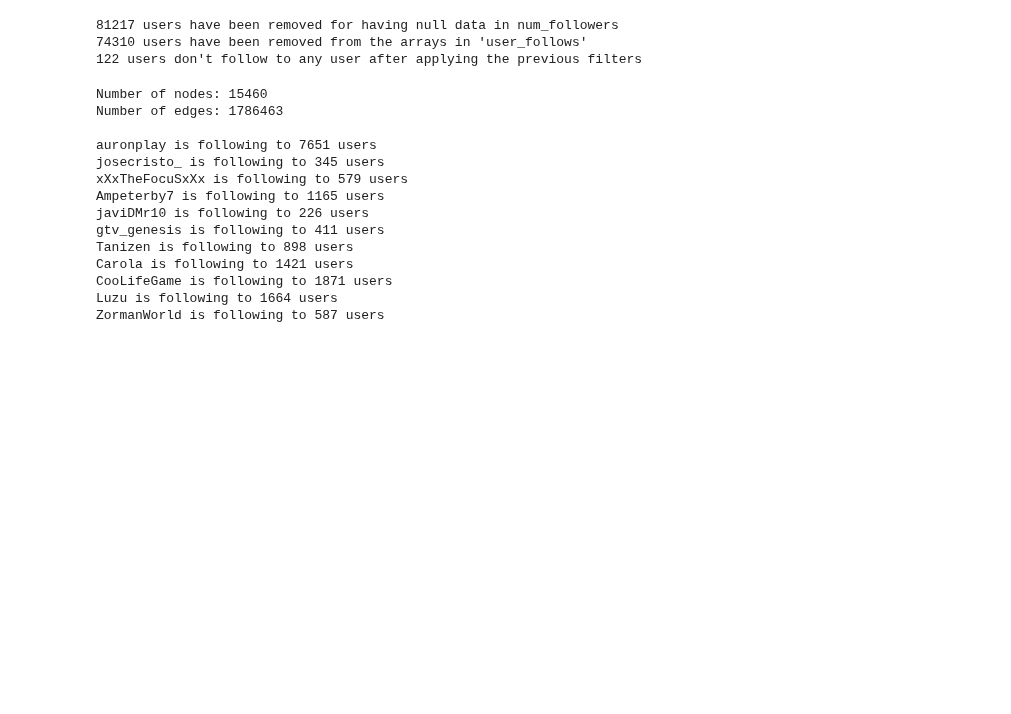
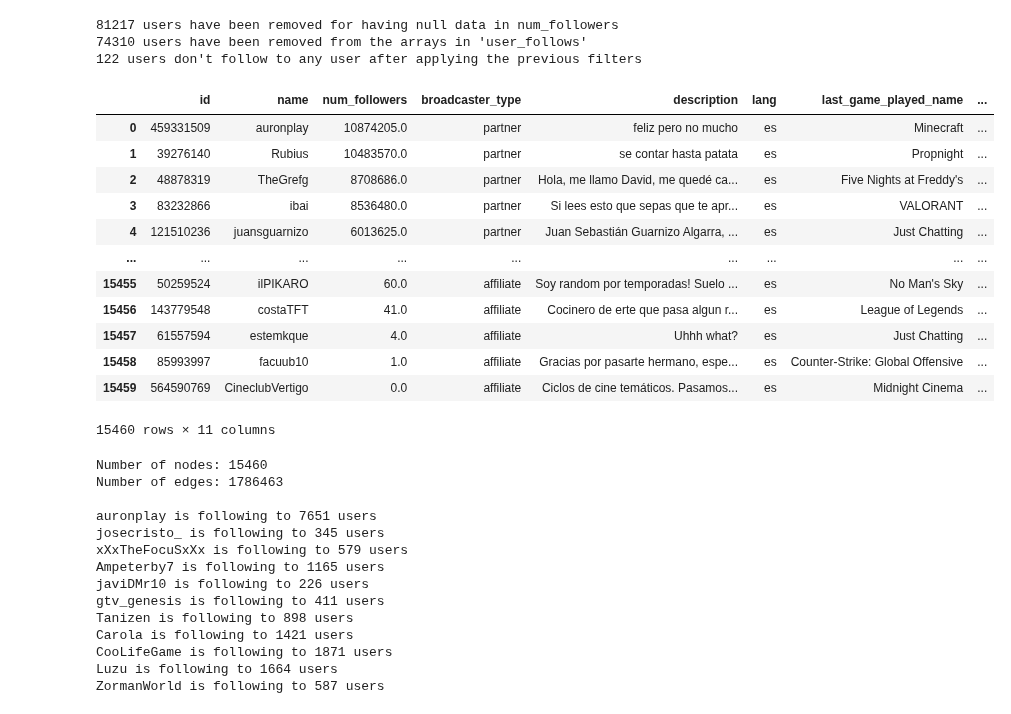
Before and after one commit to Enver-group/twitch-web-analytics, a Jupyter notebook: notebooks/quique_df2networkx.ipynb, the cells around one changed output. Saved outputs shown, nothing was run; the diff lists cells and outputs as text; code cells hidden in the pictures; blank space fills up the shorter version.

```diff
--- a/notebooks/quique_df2networkx.ipynb
+++ b/notebooks/quique_df2networkx.ipynb
@@ -33,30 +33,44 @@ from src.user import User
 # %%
 df = pd.read_feather("data/streamers.feather")
 
 #TODO: put this cell in the code that generates the dataframe
 
 # removing users that have no data about which users they follow
 num_users = df.shape[0]
 df.dropna(subset=['num_followers'],inplace=True)
 print(num_users - df.shape[0], "users have been removed for having null data in num_followers")
 
 # remove from each array with users followed (the arrays that are in 'user_follows') the users that are not in the dataset
 df_streamers_exploded = df.explode("user_follows")
 num_users_followed = len(df_streamers_exploded["user_follows"].unique())
 df_streamers_exploded = df_streamers_exploded[df_streamers_exploded["user_follows"].isin(df.id)]
 print(num_users_followed - len(df_streamers_exploded["user_follows"].unique()), "users have been removed from the arrays in 'user_follows'")
 user_follows_arrays = df_streamers_exploded.groupby("id").user_follows.apply(np.array).reset_index()
 df = df.set_index("id")
 df.loc[user_follows_arrays.id,"user_follows"] = user_follows_arrays.user_follows.values
 # assign empty arrays to the users removed for not following any user of the dataset
 not_in_set_or_null = ~df.index.isin(user_follows_arrays.id)
 df.loc[not_in_set_or_null,"user_follows"] =  pd.Series([[]]*not_in_set_or_null.sum()).values
 df.reset_index(level=0, inplace=True)
 print(not_in_set_or_null.sum(), "users don't follow to any user after applying the previous filters")
+df
 # %% [output]
 81217 users have been removed for having null data in num_followers
 74310 users have been removed from the arrays in 'user_follows'
 122 users don't follow to any user after applying the previous filters
+|  | id | name | num_followers | broadcaster_type | description | lang | last_game_played_name | ... |
+| 0 | 459331509 | auronplay | 10874205.0 | partner | feliz pero no mucho | es | Minecraft | ... |
+| 1 | 39276140 | Rubius | 10483570.0 | partner | se contar hasta patata | es | Propnight | ... |
+| 2 | 48878319 | TheGrefg | 8708686.0 | partner | Hola, me llamo David, me quedé ca... | es | Five Nights at Freddy's | ... |
+| 3 | 83232866 | ibai | 8536480.0 | partner | Si lees esto que sepas que te apr... | es | VALORANT | ... |
+| 4 | 121510236 | juansguarnizo | 6013625.0 | partner | Juan Sebastián Guarnizo Algarra, ... | es | Just Chatting | ... |
+| ... | ... | ... | ... | ... | ... | ... | ... | ... |
+| 15455 | 50259524 | ilPIKARO | 60.0 | affiliate | Soy random por temporadas! Suelo ... | es | No Man's Sky | ... |
+| 15456 | 143779548 | costaTFT | 41.0 | affiliate | Cocinero de erte que pasa algun r... | es | League of Legends | ... |
+| 15457 | 61557594 | estemkque | 4.0 | affiliate | Uhhh what? | es | Just Chatting | ... |
+| 15458 | 85993997 | facuub10 | 1.0 | affiliate | Gracias por pasarte hermano, espe... | es | Counter-Strike: Global Offensive | ... |
+| 15459 | 564590769 | CineclubVertigo | 0.0 | affiliate | Ciclos de cine temáticos. Pasamos... | es | Midnight Cinema | ... |
+15460 rows × 11 columns
 # %%
 # converting the df into a graph
 G = nx.DiGraph()
```
Also changed, not shown: parts of 1 cell of this notebook, 1 other file.
